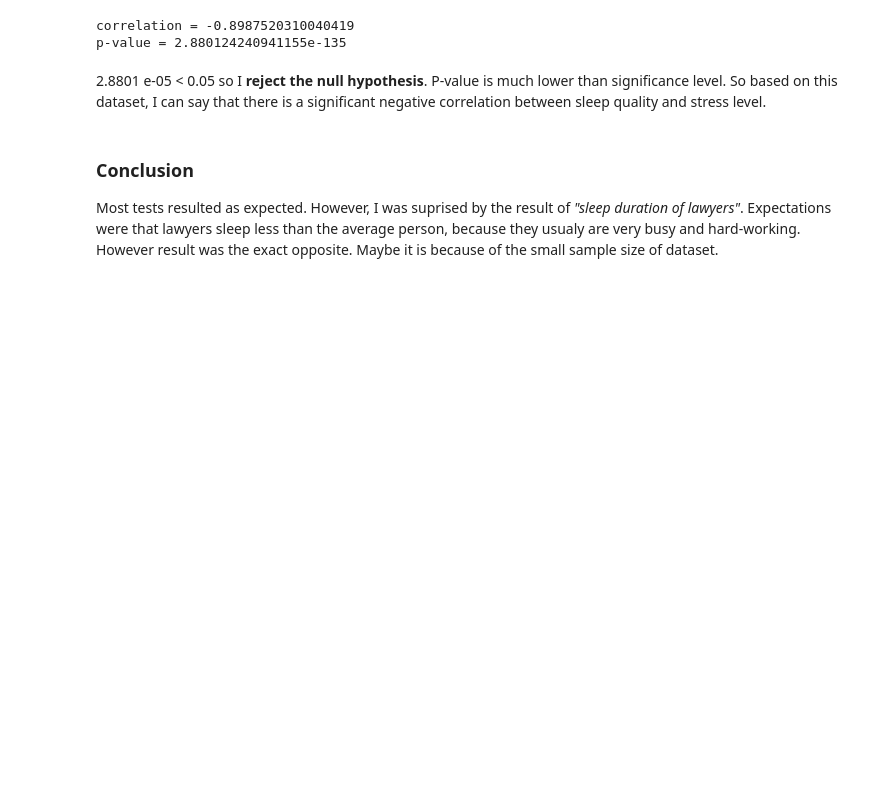
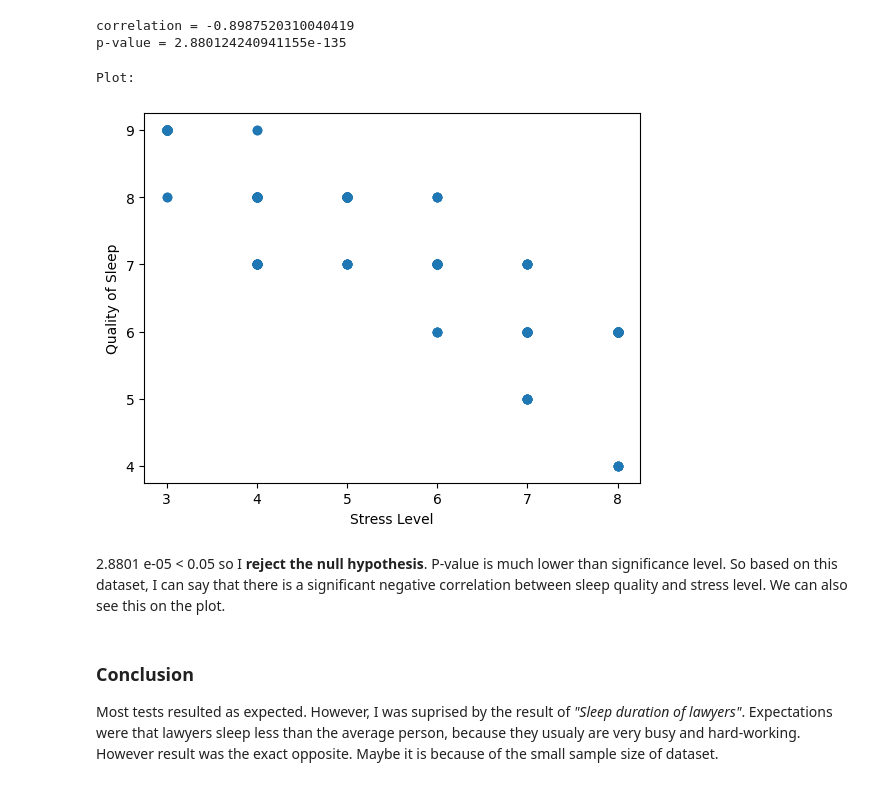
Before and after one commit to PatrikBacko/Statistical-Analysis, a Jupyter notebook: Statistical_analysis.ipynb, the cells around one changed output. Cells and saved outputs as stored; diff of their text form; code cells hidden in the pictures; blank space fills up the shorter version.

```diff
--- a/Statistical_analysis.ipynb
+++ b/Statistical_analysis.ipynb
@@ -267,9 +294,19 @@ print(f"p-value = {correlation[1]}")
 # %% [output]
 correlation = -0.8987520310040419
 p-value = 2.880124240941155e-135
+# %%
+print("Plot:")
+
+plot = plt.scatter(stress_all, sleep_quality_all)
+plt.xlabel("Stress Level")
+plt.ylabel("Quality of Sleep")
+plt.show()
+# %% [output]
+Plot:
+[figure, added]
 # %% [markdown]
-2.8801 e-05 < 0.05 so I **reject the null hypothesis**. P-value is much lower than significance level. So based on this dataset, I can say that there is a significant negative correlation between sleep quality and stress level.
+2.8801 e-05 < 0.05 so I **reject the null hypothesis**. P-value is much lower than significance level. So based on this dataset, I can say that there is a significant negative correlation between sleep quality and stress level. We can also see this on the plot.
 # %% [markdown]
 ### Conclusion
 
-Most tests resulted as expected. However, I was suprised by the result of *"sleep duration of lawyers"*. Expectations were that lawyers sleep less than the average person, because they usualy are very busy and hard-working. However result was the exact opposite. Maybe it is because of the small sample size of dataset.
+Most tests resulted as expected. However, I was suprised by the result of *"Sleep duration of lawyers"*. Expectations were that lawyers sleep less than the average person, because they usualy are very busy and hard-working. However result was the exact opposite. Maybe it is because of the small sample size of dataset.
```
Also changed, not shown: parts of 12 cells of this notebook.
